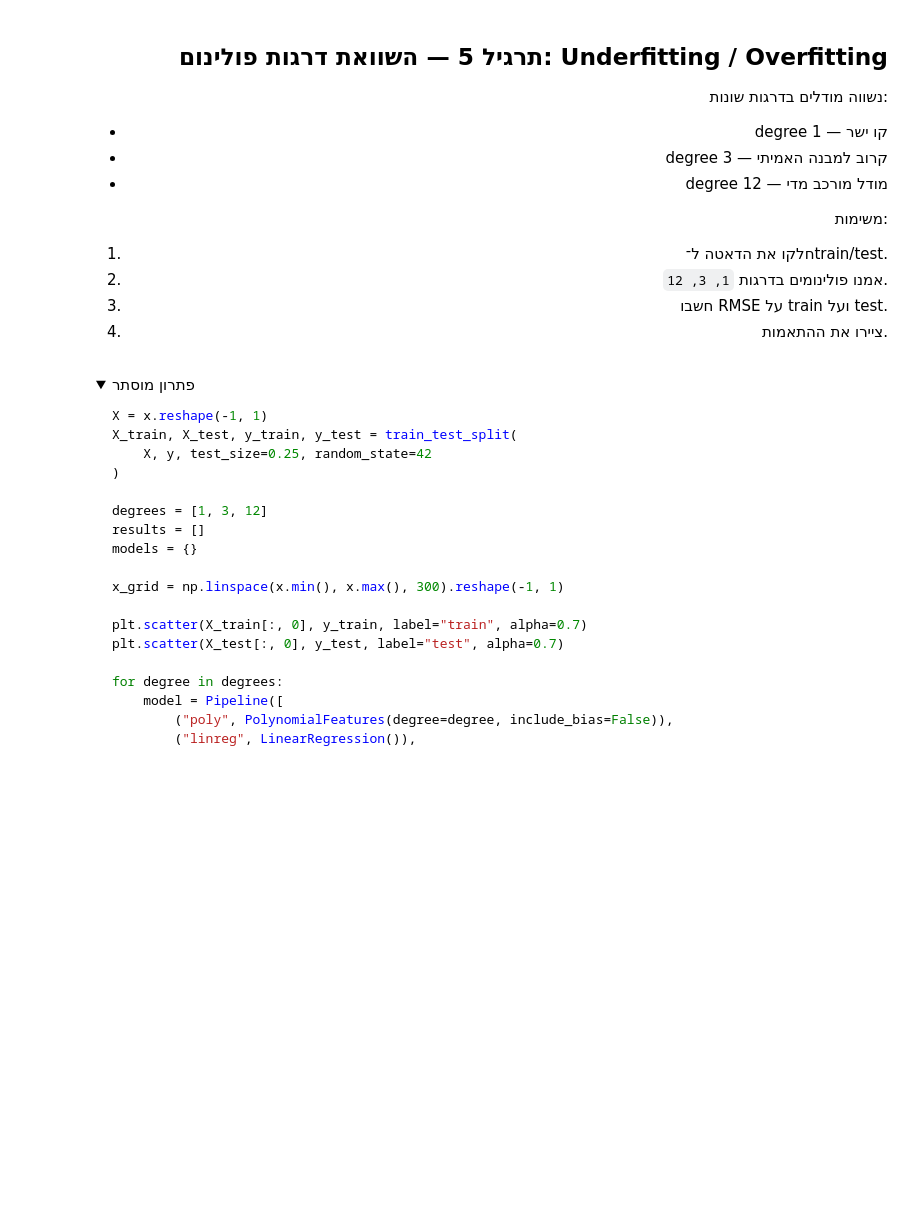
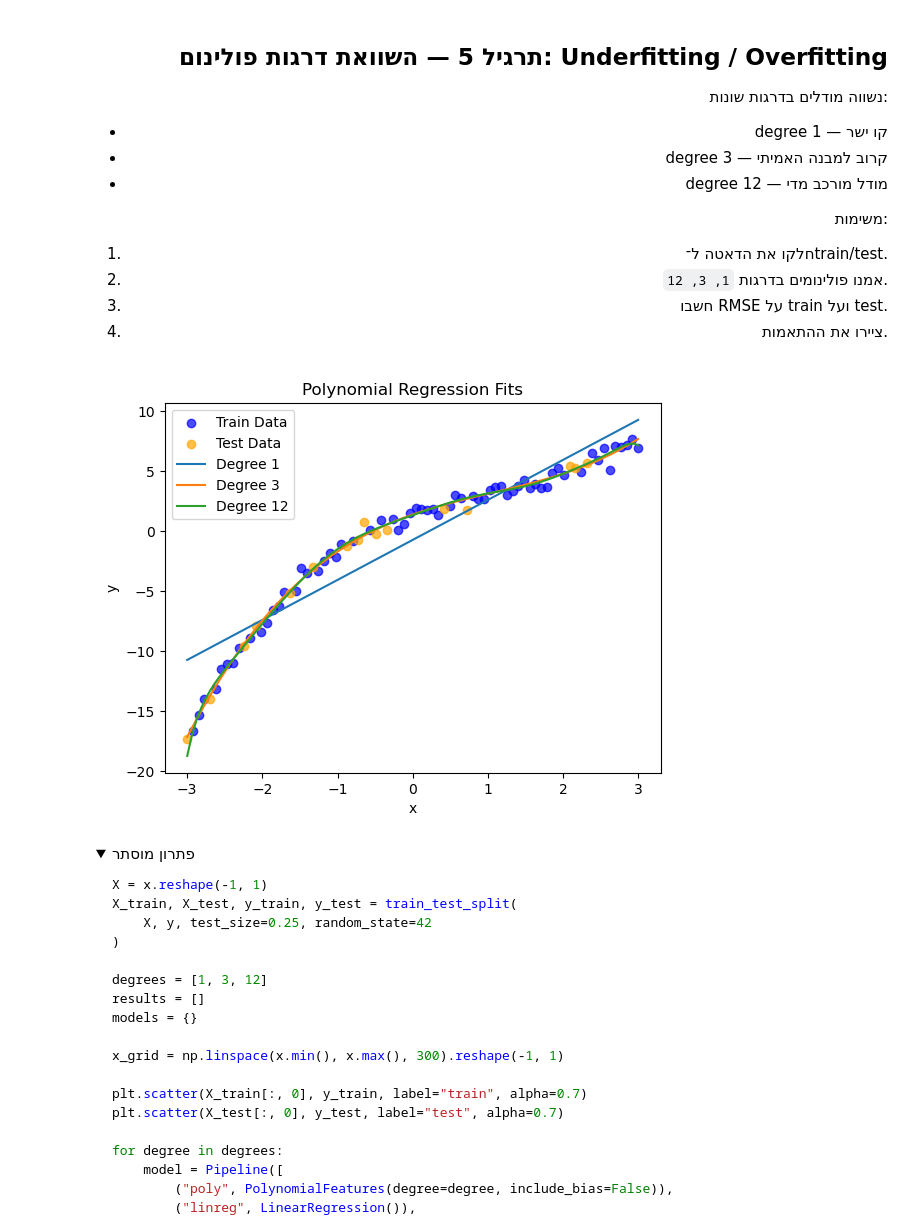
Before and after one commit to spacentime/he-ai-engineer-course, a Jupyter notebook: src/practice06/class6.ipynb, the cells around one changed output. Saved outputs shown, nothing was run; the diff lists cells and outputs as text; code cells hidden in the pictures; folded sections open; blank space fills up the shorter version.

```diff
--- a/src/practice06/class6.ipynb
+++ b/src/practice06/class6.ipynb
@@ -380,14 +438,48 @@ plt.show()
 </div>
 # %%
 # TODO: חלקו ל-train/test
-# X_train, X_test, y_train, y_test = ...
+from xml.parsers.expat import model
+
+X = x.reshape(-1, 1)  # Reshape for sklearn
+X_train, X_test, y_train, y_test = train_test_split(X, y, test_size=0.2, random_state=42)
 
 # TODO: עבור כל degree ב-[1, 3, 12], אמנו pipeline:
 # PolynomialFeatures(degree=degree, include_bias=False) + LinearRegression()
+degrees = [1, 3, 12]
+results = []
+models = {}
+x_grid = np.linspace(x.min(), x.max(), 100).reshape(-1, 1)
+
+plt.scatter(X_train, y_train, color="blue", alpha=0.7, label="Train Data")
+plt.scatter(X_test, y_test, color="orange", alpha=0.7, label="Test Data")
+
+for degree in degrees:
+    model = Pipeline([
+        ("poly", PolynomialFeatures(degree=degree, include_bias=False)),
+        ("linreg", LinearRegression())
+    ])
+    model.fit(X_train, y_train)
+    models[degree] = model
+
+    train_pred = model.predict(X_train)
+    test_pred = model.predict(X_test)
 
 # TODO: שמרו תוצאות train_rmse ו-test_rmse בטבלה
 
+    train_rmse = np.sqrt(mean_squared_error(y_train, train_pred))
+    test_rmse = np.sqrt(mean_squared_error(y_test, test_pred))
+    results.append((degree, train_rmse, test_rmse))
+
 # TODO: ציירו את העקומות
+    plt.plot(x_grid, model.predict(x_grid), label=f"Degree {degree}")
+
+plt.xlabel("x")
+plt.ylabel("y")
+plt.title("Polynomial Regression Fits")
+plt.legend()
+plt.show()
+# %% [output]
+[figure, added]
 # %% [markdown]
 <details dir="rtl">
 <summary>פתרון מוסתר</summary>
```
Also changed, not shown: parts of 10 cells of this notebook.
